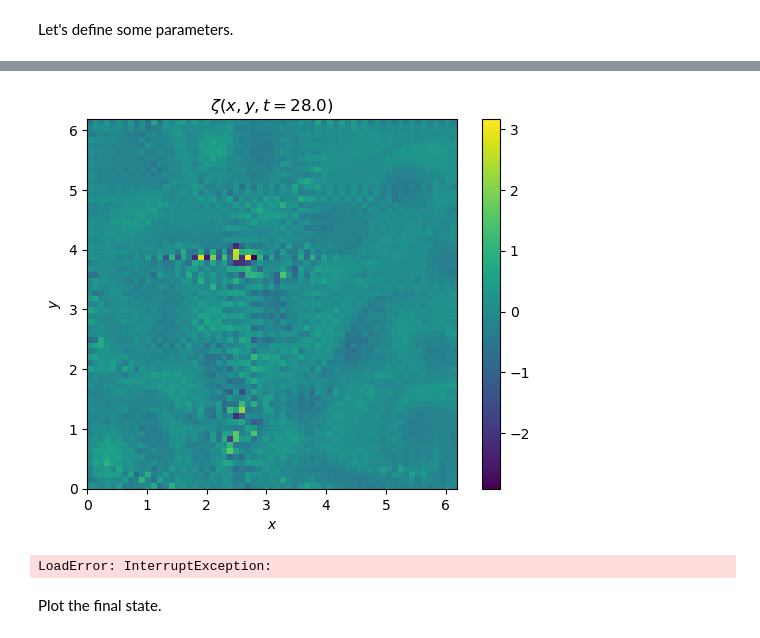
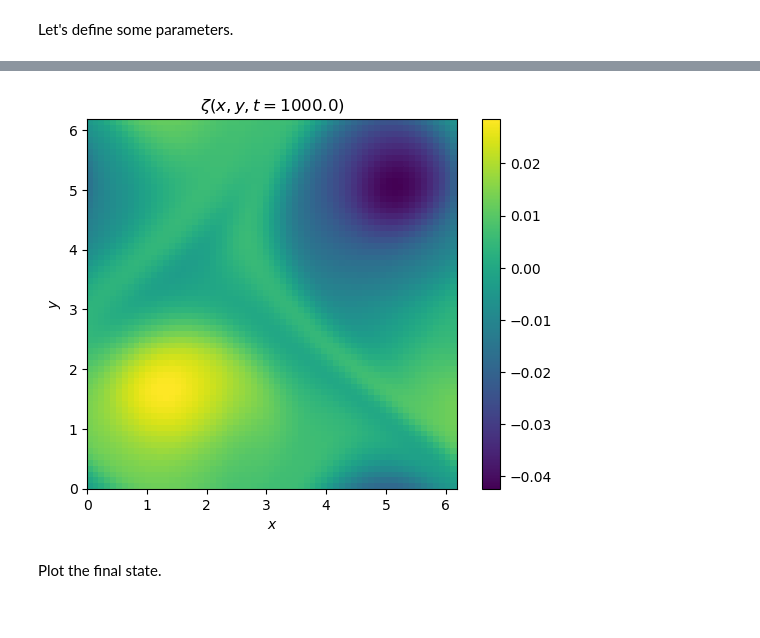
Before and after one commit to navidcy/PseudospectralTutorial, a Jupyter notebook: UNCW2018/part2/UNCW-Pseudospectral-part2.ipynb, the cells around one changed output, grey strips where cells are left out. Saved outputs shown, nothing was run; the diff lists cells and outputs as text; code cells hidden in the pictures.

```diff
--- a/UNCW2018/part2/UNCW-Pseudospectral-part2.ipynb
+++ b/UNCW2018/part2/UNCW-Pseudospectral-part2.ipynb
@@ -44,10 +44,10 @@ invksq[1,1] = 1;
 # %% [markdown]
 Let's define some parameters.
 # %%
-nu = 8.0e-5       # diffusion coefficient
-dt = 0.02         # the time stem
-tfin = 250         # the final time
+nu = 3.0e-04       # kinematic viscosity coefficient (you can also use nu=8.0e-05 for n=128)
+dt = 0.025         # the time step
+tfin = 1000        # the final time for the integration
 nstep  = Int(tfin/dt) + 1;  # the total number of time steps
 
-t = 0:dt:tfin;
+t = 0:dt:tfin;     # the array with the discretized values for time
 # %% [markdown]
@@ -94,67 +86,35 @@ Time-step $\zeta$ forward for `nstep` times. Notice that we use the conservative
 # %%
-time = t[2]
-zeta = real(ifft(zetah))
- psi = real(ifft(-invksq.*zetah))
-maxz = maximum(abs.(zeta))
-levs = linspace(-maxz, maxz, 21)
-
-# fig, ax = subplots(ncols=1, nrows=1, figsize=(7, 4))
 fig = figure()
 
 for j = 2:nstep
 
-    psih = -invksq.*zetah           # calculate \hat{ψ}
-#     zeta =  real(ifft(zetah))       # calculate ζ(x,y,t)
-    u = real(ifft(-im*L.*psih))     # calculate zonal velocity u(x,y,t)
-    v = real(ifft(+im*K.*psih))     # calculate meridional velocity v(x,y,t)
-    zetax =  real(ifft(im*K.*zetah))       # calculate \d/dx ζ(x,y,t)
-    zetay =  real(ifft(im*L.*zetah))       # calculate \d/dy ζ(x,y,t)ζ(x,y,t)
+    psih = -invksq.*zetah               # calculate \hat{ψ}
+    u = real(ifft(-im*L.*psih))         # calculate u velocity u(x,y,t)
+    v = real(ifft(+im*K.*psih))         # calculate v velocity v(x,y,t)
+    zetax =  real(ifft(im*K.*zetah))    # calculate \d/dx ζ(x,y,t)
+    zetay =  real(ifft(im*L.*zetah))    # calculate \d/dy ζ(x,y,t)
 
     # now we are ready to calculate the r.h.s. of our PDE
     rhs = -fft(u.*zetax + v.*zetay) - nu*ksq.*zetah
 
-
     zetah = zetah + dt*rhs         # time-step forward using the simplest Euler scheme
 
-
-    time = t[j]
-    zeta = real(ifft(zetah))
-     psi = real(ifft(-invksq.*zetah))
-    maxz = maximum(abs.(zeta))
-    levs = linspace(-maxz, maxz, 21)
-
-    time = t[j]
-    nc=4
-    figure(1)
-    pcolormesh(X, Y, zeta0)
-    quiver(X[1:nc:end,1:nc:end], Y[1:nc:end,1:nc:end], u[1:nc:end,1:nc:end], v[1:nc:end,1:nc:end], units="width")
-
-    if j % 100 == 1
-        println(j)
+    if j % 200 == 1
         time = t[j]
         zeta = real(ifft(zetah))
-         psi = real(ifft(-invksq.*zetah))
-        u = real(ifft(+im*L.*invksq.*zetah))     # calculate zonal velocity u(x,y,t)
-        v = real(ifft(-im*K.*invksq.*zetah))     # calculate meridional velocity v(x,y,t)
-        maxz = maximum(abs.(zeta))
-        levs = linspace(-maxz, maxz, 21)
-
-
         pcolormesh(X, Y, zeta, animated=true)
-#         quiver(X[1:nc:end,1:nc:end], Y[1:nc:end,1:nc:end], u[1:nc:end,1:nc:end], v[1:nc:end,1:nc:end])
         title("\$\\zeta(x, y, t = $time )\$")
         xlabel(L"$x$")
         ylabel(L"$y$")
         axis("square")
         colorbar()
-        sleep(0.001)
+        sleep(0.01)
         IJulia.clear_output(true)
         display(fig)
         clf()
     end
 end
 # %% [output]
-[figure, old version]
+[figure, new version]
-LoadError: InterruptException:
 # %% [markdown]
 Plot the final state.
```
Also changed, not shown: parts of 7 cells of this notebook.
